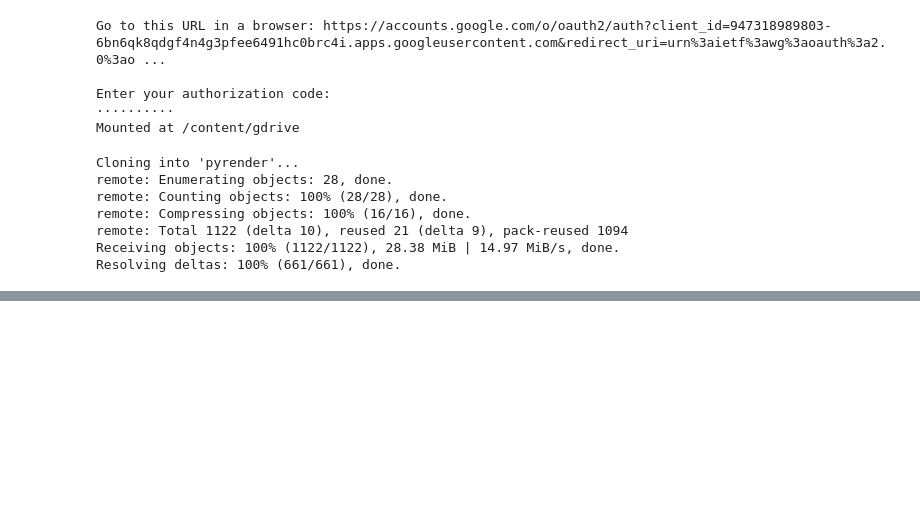
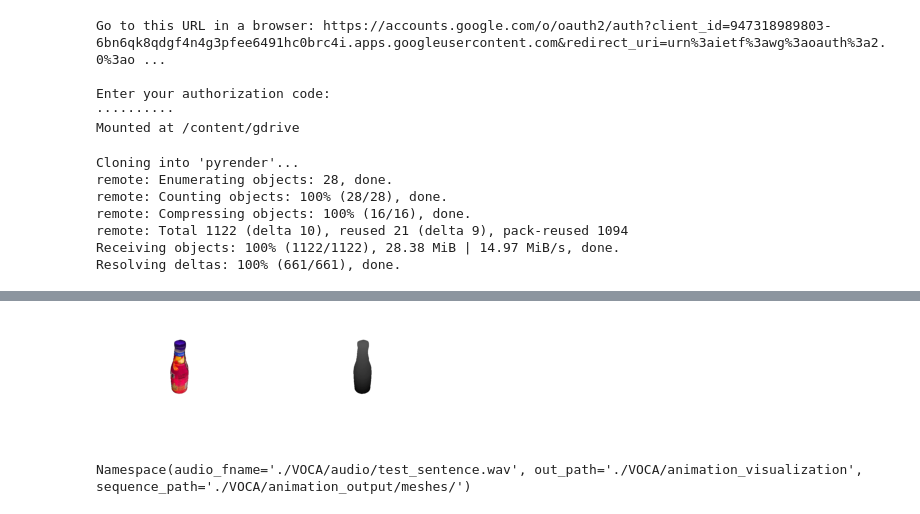
Before and after one commit to secutron/RunTime, a Jupyter notebook: VOCA.ipynb, the cells around one changed output, grey strips where cells are left out. Cells and saved outputs as stored; diff of their text form; code cells hidden in the pictures; blank space fills up the shorter version.

```diff
--- a/VOCA.ipynb
+++ b/VOCA.ipynb
@@ -158,0 +199,39 @@ WARNING:tensorflow:From /content/VOCA/utils/inference.py:113: The name tf.reset_
+# %%
+# Load the FUZE bottle trimesh and put it in a scene
+fuze_trimesh = trimesh.load('VOCA/pyrender/examples/models/fuze.obj')
+mesh = pyrender.Mesh.from_trimesh(fuze_trimesh)
+scene = pyrender.Scene()
+scene.add(mesh)
+
+# Set up the camera -- z-axis away from the scene, x-axis right, y-axis up
+camera = pyrender.PerspectiveCamera(yfov=np.pi / 3.0)
+s = np.sqrt(2)/2
+camera_pose = np.array([
+       [0.0, -s,   s,   0.3],
+       [1.0,  0.0, 0.0, 0.0],
+       [0.0,  s,   s,   0.35],
+       [0.0,  0.0, 0.0, 1.0],
+    ])
+scene.add(camera, pose=camera_pose)
+
+# Set up the light -- a single spot light in the same spot as the camera
+light = pyrender.SpotLight(color=np.ones(3), intensity=3.0,
+                               innerConeAngle=np.pi/16.0)
+scene.add(light, pose=camera_pose)
+
+# Render the scene
+r = pyrender.OffscreenRenderer(640, 480)
+color, depth = r.render(scene)
+
+# Show the images
+import matplotlib.pyplot as plt
+plt.figure()
+plt.subplot(1,2,1)
+plt.axis('off')
+plt.imshow(color)
+plt.subplot(1,2,2)
+plt.axis('off')
+plt.imshow(depth, cmap=plt.cm.gray_r)
+plt.show()
+# %% [output]
+[figure, added]
@@ -158,0 +275,38 @@ WARNING:tensorflow:From /content/VOCA/utils/inference.py:113: The name tf.reset_
+# %%
+import argparse
+
+parser = argparse.ArgumentParser(description='Sequence visualization')
+parser.add_argument('--sequence_path', default='./VOCA/animation_output', help='Path to motion sequence')
+parser.add_argument('--audio_fname', default='', help='Path of speech sequence')
+parser.add_argument('--out_path', default='./VOCA/animation_visualization', help='Output path')
+
+args = parser.parse_args(args=[])
+
+# add new path
+
+# Eng sample
+args.sequence_path = './VOCA/animation_output/meshes/'
+args.audio_fname = './VOCA/audio/test_sentence.wav'
+
+# Korean Sample
+# args.sequence_path = './animation_output/Korean/meshes/'
+# args.audio_frame = './audio/story_korean_30.wav'
+
+# Korean Sample
+# args.sequence_path = './animation_output/Koo/meshes/'
+# args.audio_fname = './audio/koo.wav'
+# args.out_path = './animation_visualization/koo/'
+
+
+# Add Eye-blink
+#args.sequence_path = './FLAME_eye_blink/meshes/'
+#args.audio_fname = './audio/test_sentence.wav'
+
+# Acheive useful directories
+sequence_path = args.sequence_path
+audio_fname = args.audio_fname
+out_path = args.out_path
+
+print(args)
+# %% [output]
+Namespace(audio_fname='./VOCA/audio/test_sentence.wav', out_path='./VOCA/animation_visualization', sequence_path='./VOCA/animation_output/meshes/')
```
Also changed, not shown: parts of 8 cells of this notebook.
